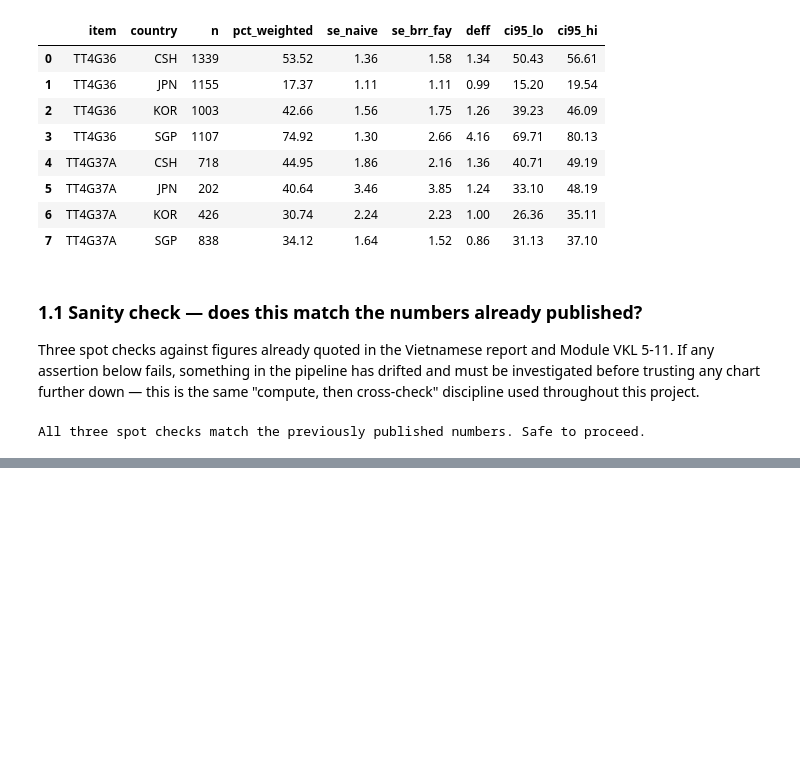
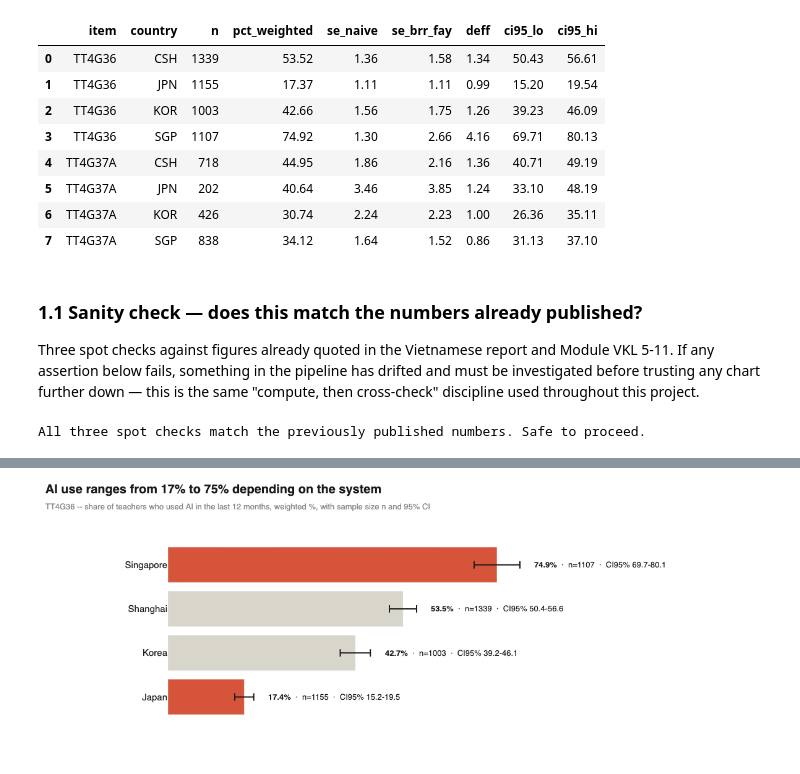
Before and after one commit to TatcataiTTN/for-Social-Science, a Jupyter notebook: SPSS/data/talis-q2-vkl-charts/Chart_Redesign_and_Data_Pipeline.ipynb, the cells around one changed output, grey strips where cells are left out. Cells and saved outputs as stored; diff of their text form; code cells hidden in the pictures; blank space fills up the shorter version.

```diff
--- a/SPSS/data/talis-q2-vkl-charts/Chart_Redesign_and_Data_Pipeline.ipynb
+++ b/SPSS/data/talis-q2-vkl-charts/Chart_Redesign_and_Data_Pipeline.ipynb
@@ -452,20 +177,0 @@ connected across items) answers this directly.
-# %%
-
-fig, ax = plt.subplots(figsize=(9.5, 6.0))
-ranks = {}
-for item in ITEMS:
-    s = results[results.item == item].set_index("country")["pct_weighted"]
-    order_r = s.sort_values(ascending=False).index.tolist()
-    ranks[item] = {c: order_r.index(c) + 1 for c in COUNTRIES}
-x = np.arange(len(ITEMS))
-for c in COUNTRIES:
-    ys = [ranks[it][c] for it in ITEMS]
-    ax.plot(x, ys, "-o", color=COUNTRY_COLOR[c], lw=2.2, ms=7, label=COUNTRY_NAME[c], zorder=3)
-ax.set_xticks(x); ax.set_xticklabels([it.replace("TT4G37", "37").replace("TT4G36", "36") for it in ITEMS], fontsize=10.5)
-ax.set_yticks([1, 2, 3, 4]); ax.set_yticklabels(["1st (highest)", "2nd", "3rd", "4th (lowest)"])
-ax.invert_yaxis()
-clean_axes(ax, keep=("bottom",)); ax.grid(axis="y", color=GRID, lw=0.8)
-ax.legend(frameon=False, fontsize=11, ncol=4, loc="upper center", bbox_to_anchor=(0.5, -0.14))
-title(fig, ax, "No system is consistently on top — ranks shuffle item by item",
-      "Rank of each system's weighted % among the four, for each of the 10 items")
-plt.show()
@@ -643,0 +234,28 @@ Khánh Linh's own two topics appears anywhere in this notebook.
+# %%
+
+sub = results[results.item == "TT4G36"].set_index("country")
+order = sorted(COUNTRIES, key=lambda c: sub.loc[c, "pct_weighted"])
+vals = [sub.loc[c, "pct_weighted"] for c in order]
+los = [sub.loc[c, "pct_weighted"] - sub.loc[c, "ci95_lo"] for c in order]
+his = [sub.loc[c, "ci95_hi"] - sub.loc[c, "pct_weighted"] for c in order]
+his_abs = [sub.loc[c, "ci95_hi"] for c in order]
+cols = [HL if c in ("SGP", "JPN") else "#d8d5cb" for c in order]
+
+fig = go.Figure(go.Bar(
+    x=vals, y=[NAME[c] for c in order], orientation="h",
+    marker=dict(color=cols), error_x=dict(type="data", symmetric=False,
+        array=his, arrayminus=los, color=INK, thickness=2, width=6),
+))
+for yi, c, hi_abs in zip(range(len(order)), order, his_abs):
+    fig.add_annotation(x=hi_abs + 3, y=yi, xanchor="left", yanchor="middle",
+        text=f"<b>{sub.loc[c,'pct_weighted']:.1f}%</b>  ·  n={int(sub.loc[c,'n'])}  ·  CI95% {sub.loc[c,'ci95_lo']:.1f}-{sub.loc[c,'ci95_hi']:.1f}",
+        showarrow=False, font=dict(size=13, color=INK))
+fig.update_layout(**layout("AI use ranges from 17% to 75% depending on the system",
+    "TT4G36 -- share of teachers who used AI in the last 12 months, weighted %, with sample size n and 95% CI",
+    height=440, width=1180))
+fig.update_layout(margin=dict(r=260))
+fig.update_xaxes(visible=False, range=[0, 100])
+fig.update_yaxes(tickfont=dict(size=15))
+fig.show("png")
+# %% [output]
+[figure, added]
```
Also changed, not shown: parts of 58 cells of this notebook, 1 other file.
